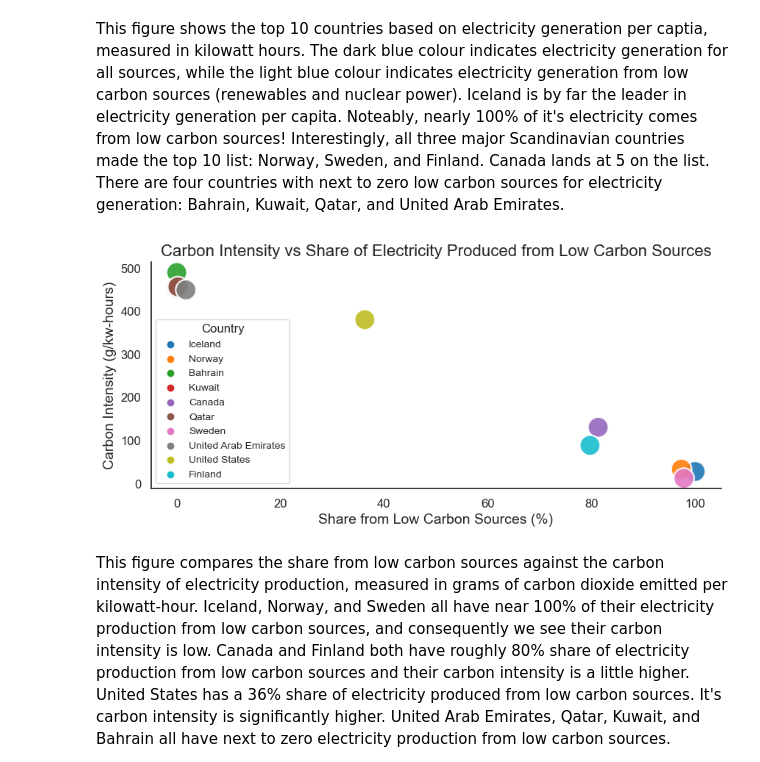
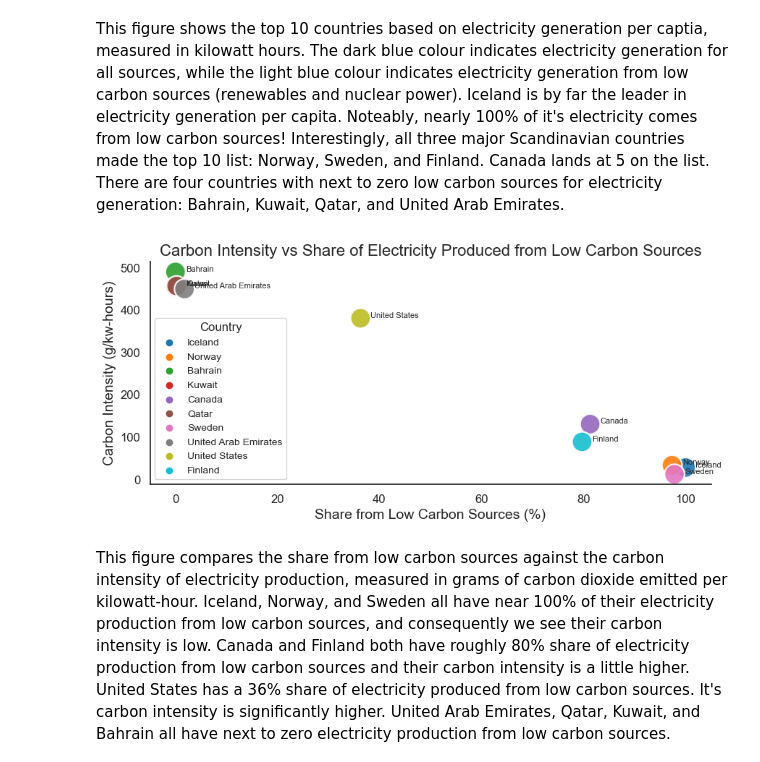
Before and after one commit to ubco-W2022T1-cosc301/project-group02, a Jupyter notebook: notebooks/analysis1.ipynb, the cells around one changed output. Cells and saved outputs as stored; diff of their text form; code cells hidden in the pictures.

```diff
--- a/notebooks/analysis1.ipynb
+++ b/notebooks/analysis1.ipynb
@@ -717,14 +717,19 @@ This figure shows the top 10 countries based on electricity generation per capti
 # %%
 # Plot the carbon intensity vs the share from low carbon sources
 plt.figure(figsize=(10,4))
-sns.scatterplot(data=dfmean, x="Share from Low Carbon Sources", y="Carbon Intensity", hue="Country", palette="tab10", s=400, alpha=0.9)
+ax = sns.scatterplot(data=dfmean, x="Share from Low Carbon Sources", y="Carbon Intensity", hue="Country", palette="tab10", s=400, alpha=0.9)
 sns.despine()
 plt.xlabel("Share from Low Carbon Sources (%)")
 plt.ylabel("Carbon Intensity (g/kw-hours)")
 plt.title("Carbon Intensity vs Share of Electricity Produced from Low Carbon Sources")
+
+# label data points
+for i, txt in enumerate(dfmean["Country"]):
+    ax.annotate(txt, (dfmean["Share from Low Carbon Sources"][i]+2, dfmean["Carbon Intensity"][i]+1), size=8)
+
 plt.show()
 # %% [output]
-[figure, old version]
+[figure, new version]
 # %% [markdown]
 This figure compares the share from low carbon sources against the carbon intensity of electricity production, measured in grams of carbon dioxide emitted per kilowatt-hour. Iceland, Norway, and Sweden all have near 100% of their electricity production from low carbon sources, and consequently we see their carbon intensity is low. Canada and Finland both have roughly 80% share of electricity production from low carbon sources and their carbon intensity is a little higher. United States has a 36% share of electricity produced from low carbon sources. It's carbon intensity is significantly higher. United Arab Emirates, Qatar, Kuwait, and Bahrain all have next to zero electricity production from low carbon sources. Consequently, their carbon intensity is very high. Based on this figure, it is evident there is a positive correlation between more electricity generated from low carbon sources and decreased carbon dioxide emissions.
 # %%
```
